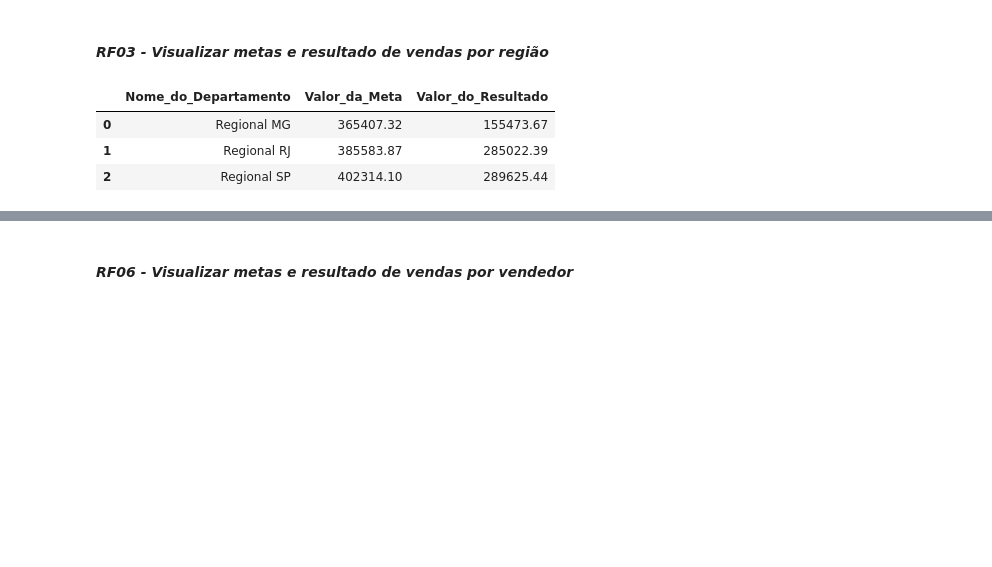
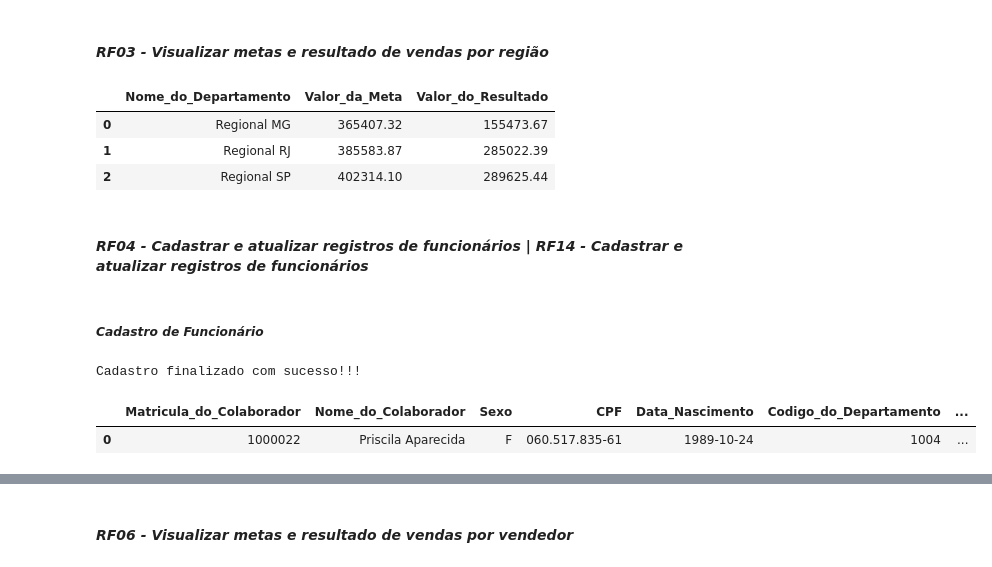
Before and after one commit to edvaldo-gutierres/script_sql_rvv, a Jupyter notebook: Dataframes em Python - Projeto RVV.ipynb, the cells around one changed output, grey strips where cells are left out. Saved outputs shown, nothing was run; the diff lists cells and outputs as text; code cells hidden in the pictures; blank space fills up the shorter version.

```diff
--- a/Dataframes em Python - Projeto RVV.ipynb
+++ b/Dataframes em Python - Projeto RVV.ipynb
@@ -221,3 +272,5 @@ df_RF03
 | 0 | Regional MG | 365407.32 | 155473.67 |
 | 1 | Regional RJ | 385583.87 | 285022.39 |
 | 2 | Regional SP | 402314.10 | 289625.44 |
+# %% [markdown]
+#### _RF04 - Cadastrar e atualizar registros de funcionários |  RF14 - Cadastrar e atualizar registros de funcionários_
@@ -223,0 +293,49 @@ df_RF03
+# %% [markdown]
+##### _Cadastro de Funcionário_
+# %%
+# Informar os valores:
+Nome_do_Colaborador = 'Priscila Aparecida'
+Sexo = 'F'
+CPF = '060.517.835-61'
+Data_Nascimento = '1989-10-24'
+Codigo_do_Departamento = '1004'
+Codigo_do_Cargo = '1003'
+Salario = '4100'
+Status_do_Colaborador = True
+
+try:
+    # Cria uma sessão
+    Session = sessionmaker(bind=conectDB)
+    session = Session()
+
+    # Cria um novo objeto para inserção
+    new_row = Colaborador(
+        Nome_do_Colaborador = Nome_do_Colaborador,
+        Sexo = Sexo,
+        CPF = CPF,
+        Data_Nascimento = Data_Nascimento,
+        Codigo_do_Departamento = Codigo_do_Departamento,
+        Codigo_do_Cargo = Codigo_do_Cargo,
+        Salario = Salario,
+        Status_do_Colaborador = Status_do_Colaborador)
+
+    # Adiciona o objeto à sessão
+    session.add(new_row)
+
+    # Confirma a operação
+    session.commit()
+
+    print('Cadastro finalizado com sucesso!!!')
+    df = pd.read_sql_query("SELECT TOP 1 * FROM rvv.dbo.Colaborador ORDER BY Matricula_do_Colaborador DESC", conectDB)
+    display(df)
+
+except Exception as e:
+    print('Erro de Cadastro:', e)
+
+finally:
+    # Fechar a sessão
+    session.close()
+# %% [output]
+Cadastro finalizado com sucesso!!!
+|  | Matricula_do_Colaborador | Nome_do_Colaborador | Sexo | CPF | Data_Nascimento | Codigo_do_Departamento | ... |
+| 0 | 1000022 | Priscila Aparecida | F | 060.517.835-61 | 1989-10-24 | 1004 | ... |
```
Also changed, not shown: parts of 38 cells of this notebook.
